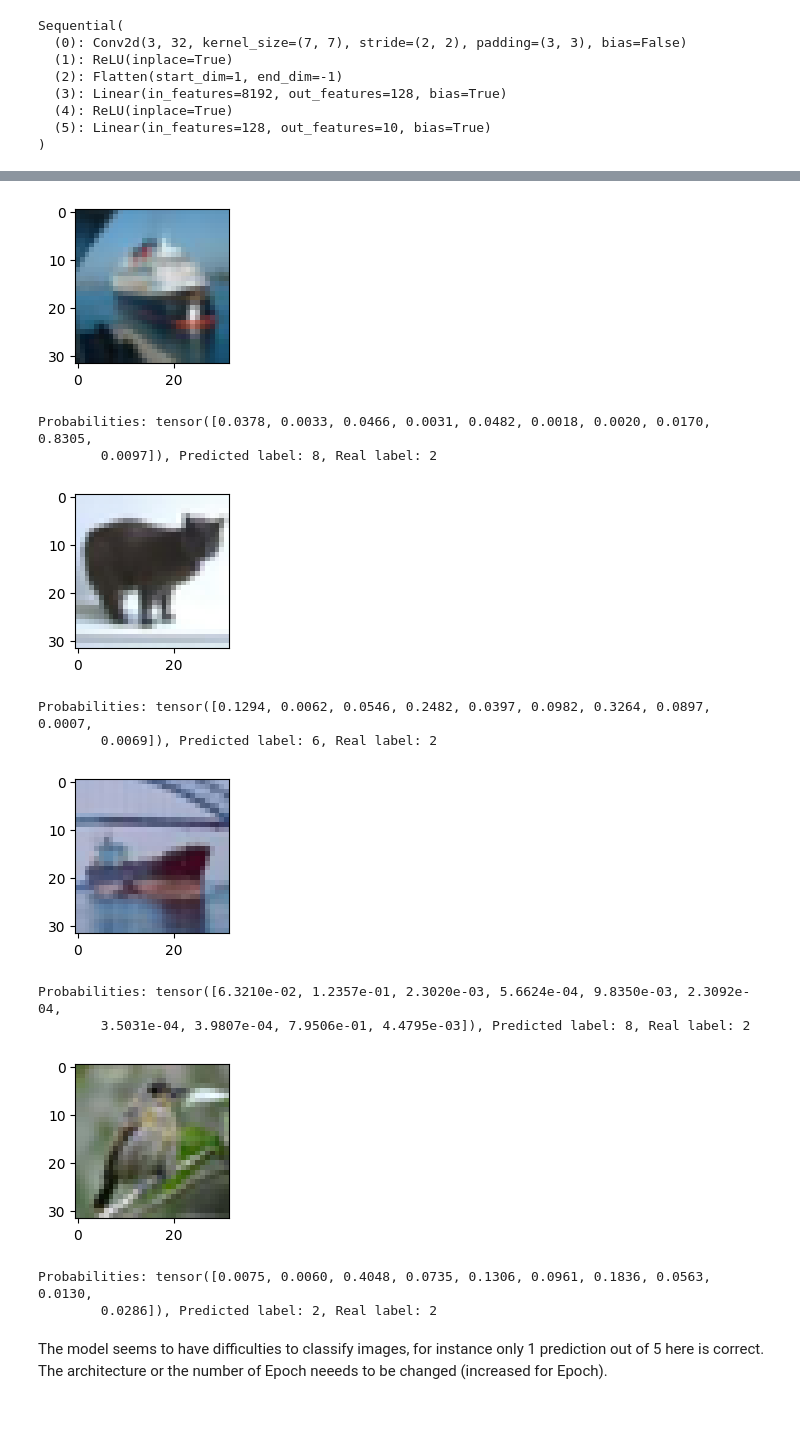
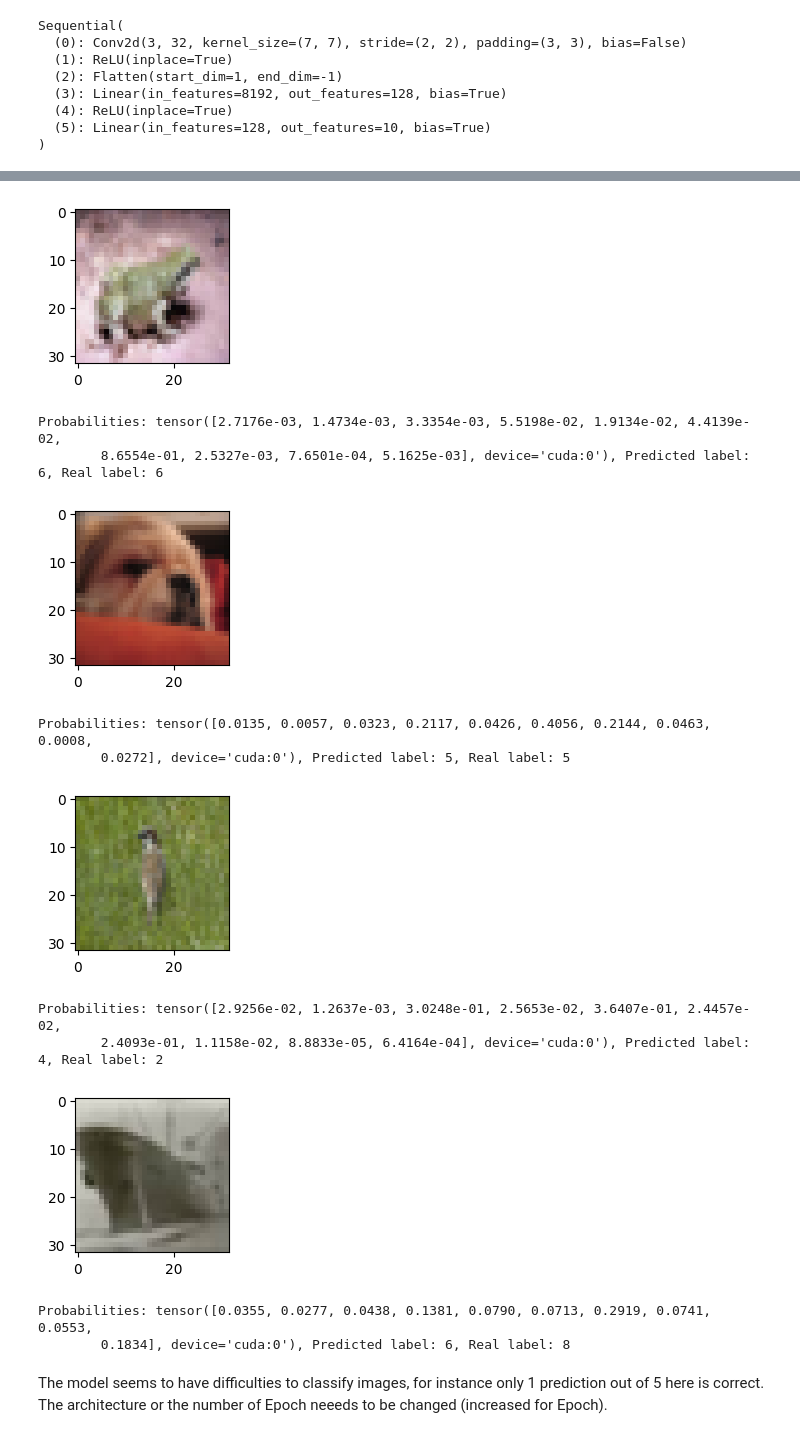
Before and after one commit to constantbourdrez/DL_ESPCI, a Jupyter notebook: ADL_lab_ResNet.ipynb, the cells around one changed output, grey strips where cells are left out. Cells and saved outputs as stored; diff of their text form; code cells hidden in the pictures.

```diff
--- a/ADL_lab_ResNet.ipynb
+++ b/ADL_lab_ResNet.ipynb
@@ -112,8 +113,10 @@ As we did last year, it is usefull to write a function for the training procedur
     - A convolution with 32 output channels, kernel_size=(7,7),stride=(2,2), padding=(3,3), and bias=False
     - Then a classfier with one hidden layer
 - Select the loss and the optimizer as well
+# %%
+device = th.device("cuda:0" if th.cuda.is_available() else "cpu")
 # %%
-def validation_score(model, dsetloader):
+def validation_score(model, dsetloader, gpu = True):
     """Compute the classification accuracy and the loss function on the validation set """
 
     #define the criterion used to compute the validation score
@@ -128,23 +131,24 @@ def validation_score(model, dsetloader):
 
     with th.no_grad():
         for inputs, labels in dsetloader:
-
-            outputs = model(inputs)
-            loss = criterion(outputs, labels)
+          if gpu:
+            inputs, labels = inputs.to(device), labels.to(device)
+          outputs = model(inputs)
+          loss = criterion(outputs, labels)
 
 
-            running_loss += loss.item()
+          running_loss += loss.item()
 
-            _, predicted = th.max(outputs, 1)
-            correct_predictions += (predicted == labels).sum().item()
-            total_samples += labels.size(0)
+          _, predicted = th.max(outputs, 1)
+          correct_predictions += (predicted == labels).sum().item()
+          total_samples += labels.size(0)
 
     average_loss = running_loss / len(dsetloader)
     accuracy = correct_predictions / total_samples
 
     return average_loss, accuracy
 # %%
-def trainer(model, trainsetloader, validsetloader, lr=1e-4, nepoch=10):
+def trainer(model, trainsetloader, validsetloader, lr=1e-4, nepoch=10, gpu = True):
     """This function trains
     - a pytorch model
     - on a train data set given its dataloader (trainsetloader)
@@ -158,25 +162,27 @@ def trainer(model, trainsetloader, validsetloader, lr=1e-4, nepoch=10):
 
     train_losses, valid_losses, accuracies = [], [], []
 
-    for epoch in range(nepoch):
-      progress_bar = tqdm(enumerate(trainsetloader), total=len(trainsetloader), desc=f'Epoch {epoch + 1}/{nepoch}')
-
-      for batch_idx, (inputs, labels) in progress_bar:
+    for epoch in tqdm(range(nepoch)):
+      running_loss = 0
+      for inputs, labels in trainsetloader:
+        if gpu:
+          inputs, labels = inputs.to(device), labels.to(device)
         optimizer.zero_grad()
         outputs = model(inputs)
         loss = criterion(outputs, labels)
         loss.backward()
         optimizer.step()
+        running_loss += loss.item()
 
-        progress_bar.set_postfix({'Loss': loss.item()})
+      train_loss = running_loss / len(trainsetloader)
 
       average_loss, accuracy = validation_score(model, validsetloader)
       valid_losses.append(average_loss)
       accuracies.append(accuracy)
-      train_losses.append(loss.item())
+      train_losses.append(train_loss)
 
       print(f"Epoch {epoch + 1}/{nepoch} -> "
-            f"Train Loss: {loss:.4f}, "
+            f"Train Loss: {train_loss:.4f}, "
             f"Validation Loss: {average_loss:.4f}, "
             f"Validation Accuracy: {accuracy:.4f}")
 
@@ -190,6 +196,8 @@ simple_model = nn.Sequential(nn.Conv2d(3, 32, kernel_size=7, stride=2, padding=3
                              nn.ReLU(inplace=True),
                              nn.Linear(128, len(classes))
                              )
+
+simple_model = simple_model.to(device)
 # %%
 simple_model
 # %% [output]
@@ -235,10 +243,10 @@ Text(0, 0.5, 'CrossEntropy')
   imshow(trainset[idx][0])
   model.eval()  # Set the model to evaluation mode
   with th.no_grad():
-      input_image = trainset[idx][0].unsqueeze(0)
+      input_image = trainset[idx][0].unsqueeze(0).to(device)
       output = model(input_image)
 
 
   probabilities = th.nn.functional.softmax(output[0], dim=0)
-  print(f'Probabilities: {probabilities}, Predicted label: {np.argmax(probabilities)}, Real label: {trainset[2343][1]}')
+  print(f'Probabilities: {probabilities}, Predicted label: {np.argmax(probabilities.cpu())}, Real label: {trainset[idx][1]}')
 # %% [output]
@@ -248,14 +256,14 @@ Probabilities: tensor([0.0188, 0.0036, 0.3967, 0.0199, 0.4672, 0.0123, 0.0568, 0
-[figure, old version]
+[figure, new version]
-Probabilities: tensor([0.0378, 0.0033, 0.0466, 0.0031, 0.0482, 0.0018, 0.0020, 0.0170, 0.8305,
-        0.0097]), Predicted label: 8, Real label: 2
+Probabilities: tensor([2.7176e-03, 1.4734e-03, 3.3354e-03, 5.5198e-02, 1.9134e-02, 4.4139e-02,
+        8.6554e-01, 2.5327e-03, 7.6501e-04, 5.1625e-03], device='cuda:0'), Predicted label: 6, Real label: 6
-[figure, old version]
+[figure, new version]
-Probabilities: tensor([0.1294, 0.0062, 0.0546, 0.2482, 0.0397, 0.0982, 0.3264, 0.0897, 0.0007,
-        0.0069]), Predicted label: 6, Real label: 2
+Probabilities: tensor([0.0135, 0.0057, 0.0323, 0.2117, 0.0426, 0.4056, 0.2144, 0.0463, 0.0008,
+        0.0272], device='cuda:0'), Predicted label: 5, Real label: 5
-[figure, old version]
+[figure, new version]
-Probabilities: tensor([6.3210e-02, 1.2357e-01, 2.3020e-03, 5.6624e-04, 9.8350e-03, 2.3092e-04,
-        3.5031e-04, 3.9807e-04, 7.9506e-01, 4.4795e-03]), Predicted label: 8, Real label: 2
+Probabilities: tensor([2.9256e-02, 1.2637e-03, 3.0248e-01, 2.5653e-02, 3.6407e-01, 2.4457e-02,
+        2.4093e-01, 1.1158e-02, 8.8833e-05, 6.4164e-04], device='cuda:0'), Predicted label: 4, Real label: 2
-[figure, old version]
+[figure, new version]
-Probabilities: tensor([0.0075, 0.0060, 0.4048, 0.0735, 0.1306, 0.0961, 0.1836, 0.0563, 0.0130,
-        0.0286]), Predicted label: 2, Real label: 2
+Probabilities: tensor([0.0355, 0.0277, 0.0438, 0.1381, 0.0790, 0.0713, 0.2919, 0.0741, 0.0553,
+        0.1834], device='cuda:0'), Predicted label: 6, Real label: 8
 # %% [markdown]
 The model seems to have difficulties to classify images, for instance only 1 prediction out of 5 here is correct. The architecture or the number of Epoch neeeds to be changed (increased for Epoch).
```
Also changed, not shown: parts of 14 cells of this notebook.
